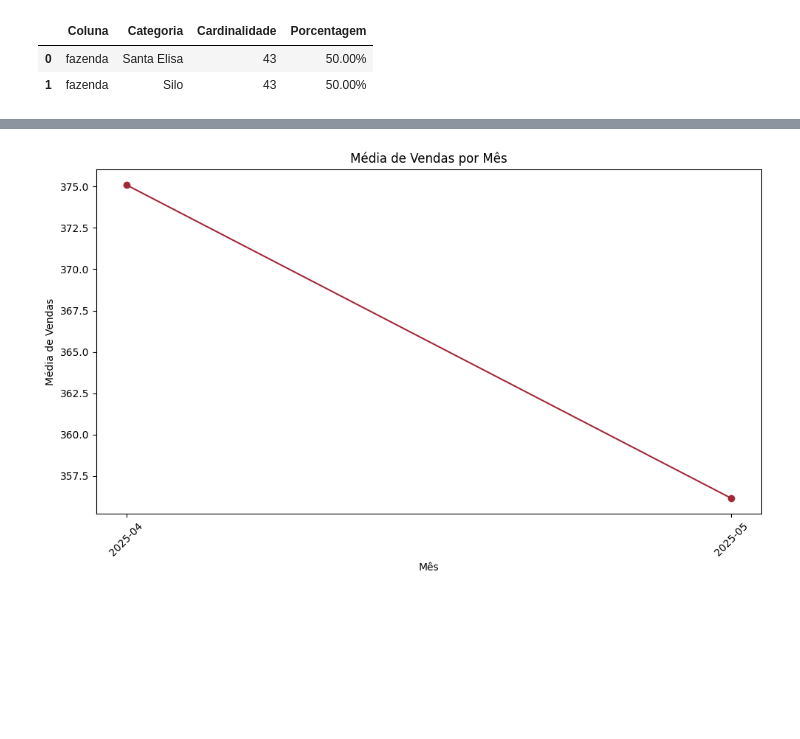
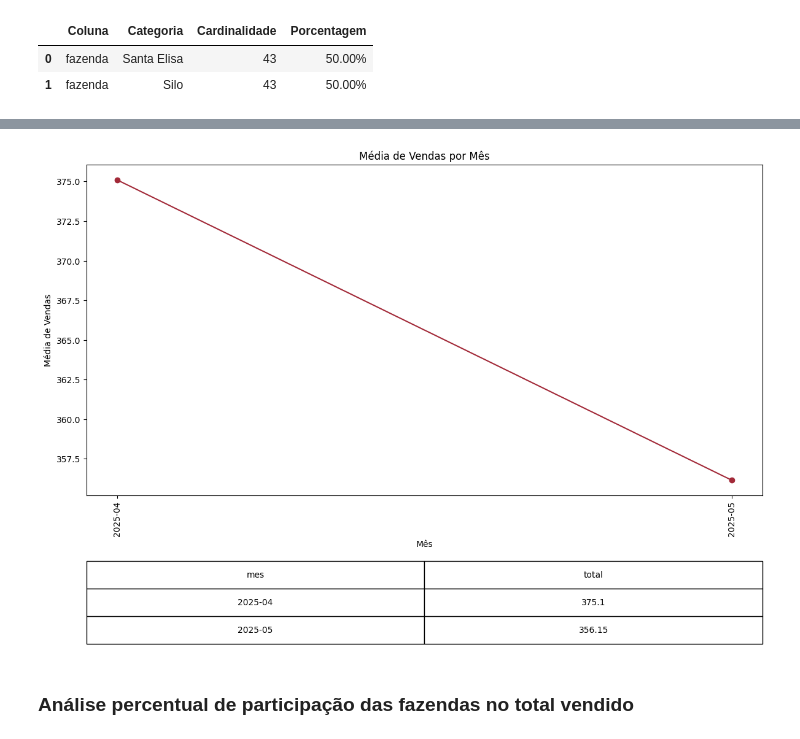
Before and after one commit to rafa-trindade/dashboard-elisaagro, a Jupyter notebook: notebooks/eda.ipynb, the cells around one changed output, grey strips where cells are left out. Saved outputs shown, nothing was run; the diff lists cells and outputs as text; code cells hidden in the pictures; blank space fills up the shorter version.

```diff
--- a/notebooks/eda.ipynb
+++ b/notebooks/eda.ipynb
@@ -31,7 +33,7 @@ df.tail()
 
 df['data'] = pd.to_datetime(df['data'], dayfirst=True, errors='coerce')
 
-data_inicio = pd.Timestamp('2025-02-01')
+data_inicio = pd.Timestamp('2025-04-01')
 
 
 df_filtrado = df[df['data'] >= data_inicio].copy()
@@ -159,17 +203,38 @@ plt.show()
 # %%
-# 005. Análise sazonal: média de vendas por mês
+# Garantir que a data está no formato correto e extrair mês
 df_filtrado['data'] = pd.to_datetime(df_filtrado['data'], dayfirst=True, errors='coerce')
 df_filtrado['mes'] = df_filtrado['data'].dt.to_period('M').astype(str)
+
+# Calcular média de vendas por mês
 df_mes = df_filtrado.groupby('mes')['total'].mean().reset_index()
 
-plt.figure(figsize=(10, 6))
-plt.plot(df_mes['mes'], df_mes['total'], marker='o', color=util.barra_vermelha)
-plt.title('Média de Vendas por Mês')
-plt.xlabel('Mês')
-plt.ylabel('Média de Vendas')
-plt.xticks(rotation=45)
+# Selecionar os 10 meses mais recentes para exibir na tabela
+tabela_dados = df_mes.tail(5).copy()
+tabela_dados['total'] = tabela_dados['total'].round(2)
+
+# Criar figura e eixo
+fig, ax = plt.subplots(figsize=(12, 8))
+
+# Plotar gráfico de linha
+ax.plot(df_mes['mes'], df_mes['total'], marker='o', color=util.barra_vermelha)
+ax.set_title('Média de Vendas por Mês')
+ax.set_xlabel('Mês')
+ax.set_ylabel('Média de Vendas')
+plt.xticks(rotation=90)
+
+# Adicionar tabela abaixo do gráfico
+tabela = plt.table(cellText=tabela_dados.values,
+                   colLabels=tabela_dados.columns,
+                   cellLoc='center',
+                   loc='bottom',
+                   bbox=[0.0, -0.45, 1.0, 0.25])  # ajuste de posição conforme necessário
+
+# Ajustar layout para não sobrepor
+plt.subplots_adjust(bottom=0.3)
 plt.tight_layout()
 plt.show()
 # %% [output]
-[figure, old version]
+[figure, new version]
+# %% [markdown]
+### Análise percentual de participação das fazendas no total vendido
 # %%
```
Also changed, not shown: parts of 76 cells of this notebook, 1 other file.
